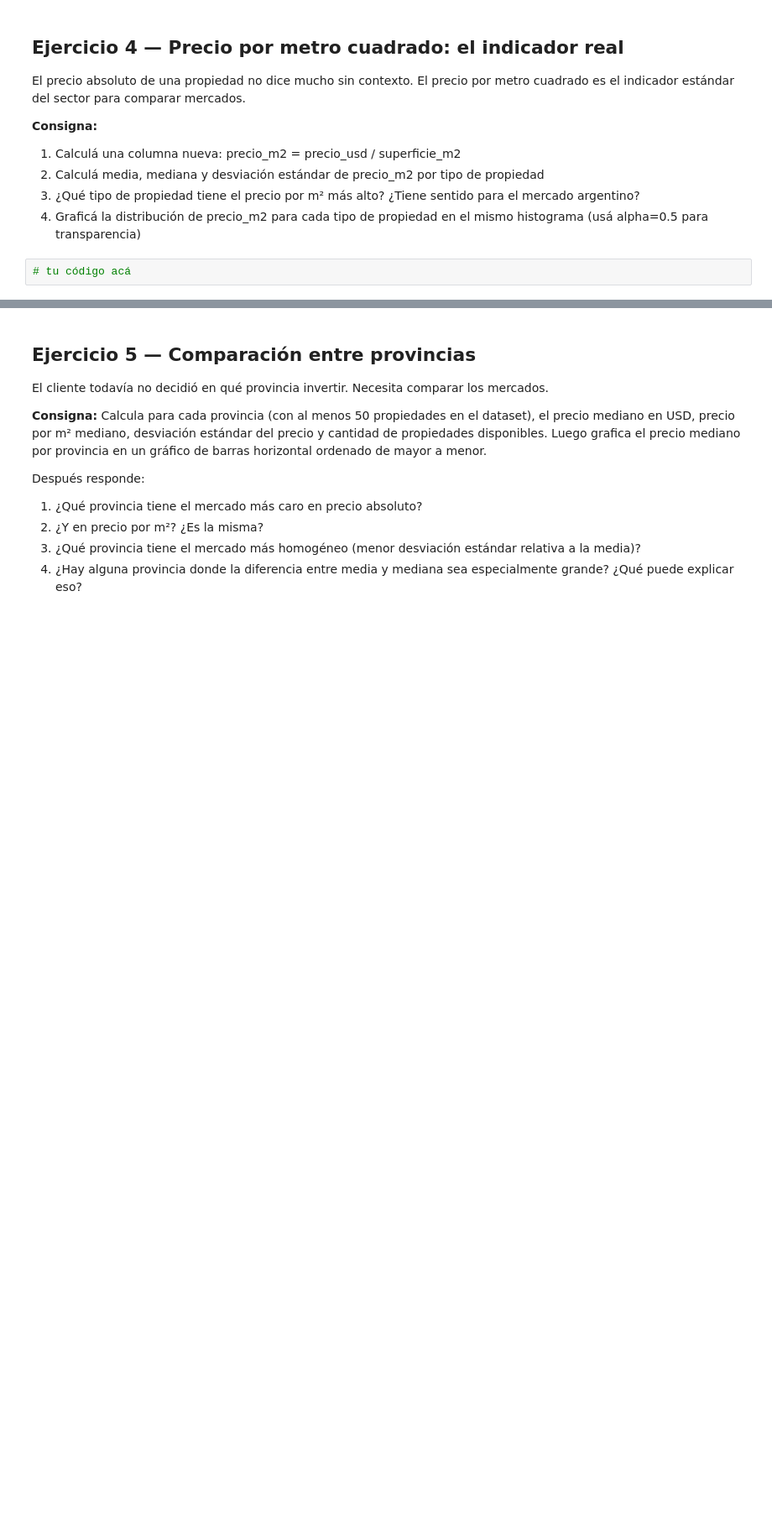
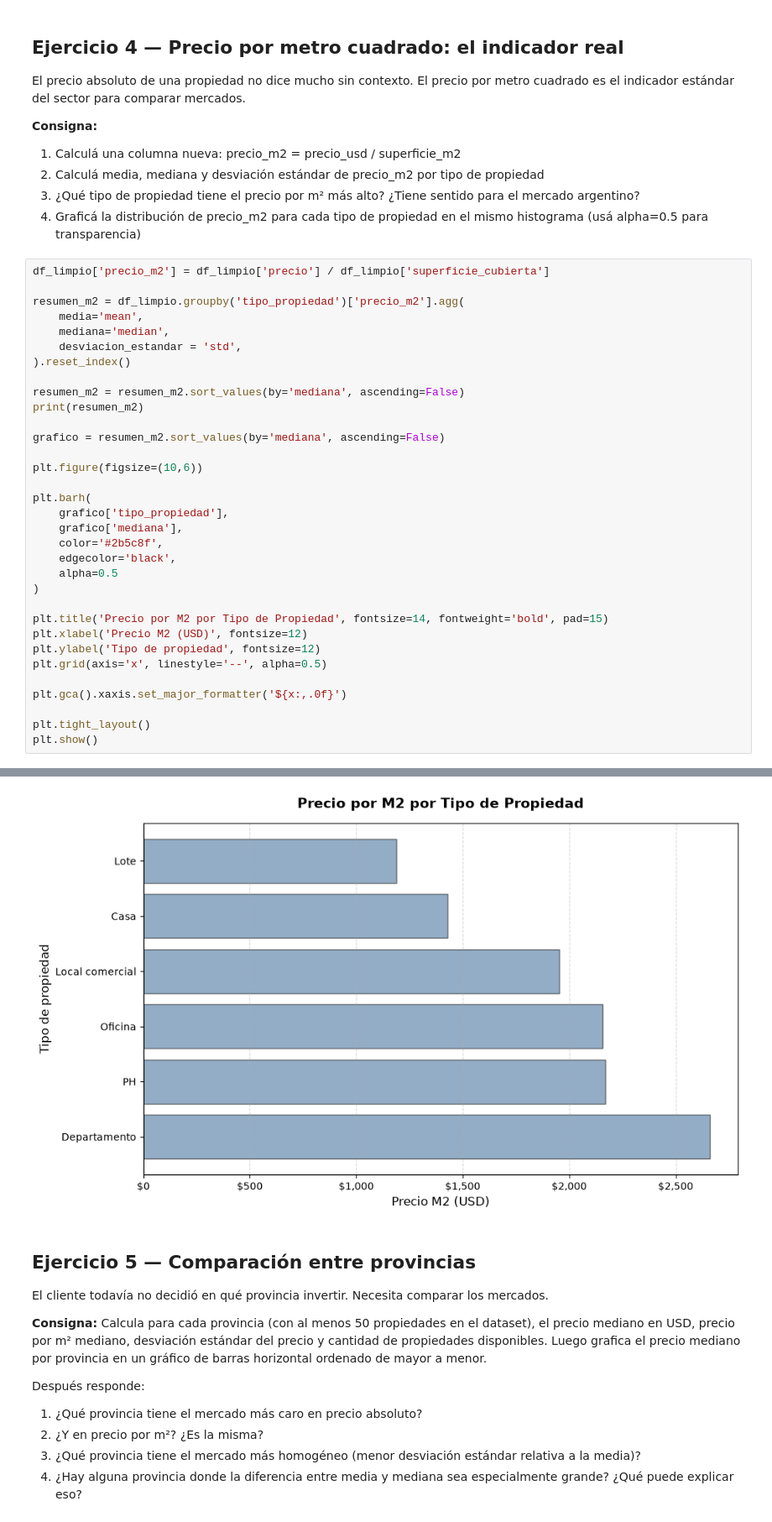
Before and after one commit to danischulday/data-analysis-course, a Jupyter notebook: modulo-3-transformacion/clase-11/practica/notebook.ipynb, the cells around one changed output, grey strips where cells are left out. Shown at 84% size. Drawn from its saved outputs; the diff is of its cells as text; blank space fills up the shorter version.

```diff
--- a/modulo-3-transformacion/clase-11/practica/notebook.ipynb
+++ b/modulo-3-transformacion/clase-11/practica/notebook.ipynb
@@ -144,5 +229,37 @@ El precio absoluto de una propiedad no dice mucho sin contexto. El precio por me
 2. Calculá media, mediana y desviación estándar de precio_m2 por tipo de propiedad
 3. ¿Qué tipo de propiedad tiene el precio por m² más alto? ¿Tiene sentido para el mercado argentino?
 4. Graficá la distribución de precio_m2 para cada tipo de propiedad en el mismo histograma (usá alpha=0.5 para transparencia)
-# %%
-# tu código acá
+# %%
+df_limpio['precio_m2'] = df_limpio['precio'] / df_limpio['superficie_cubierta']
+
+resumen_m2 = df_limpio.groupby('tipo_propiedad')['precio_m2'].agg(
+    media='mean',
+    mediana='median',
+    desviacion_estandar = 'std',
+).reset_index()
+
+resumen_m2 = resumen_m2.sort_values(by='mediana', ascending=False)
+print(resumen_m2)
+
+grafico = resumen_m2.sort_values(by='mediana', ascending=False)
+
+plt.figure(figsize=(10,6))
+
+plt.barh(
+    grafico['tipo_propiedad'],
+    grafico['mediana'],
+    color='#2b5c8f',
+    edgecolor='black',
+    alpha=0.5
+)
+
+plt.title('Precio por M2 por Tipo de Propiedad', fontsize=14, fontweight='bold', pad=15)
+plt.xlabel('Precio M2 (USD)', fontsize=12)
+plt.ylabel('Tipo de propiedad', fontsize=12)
+plt.grid(axis='x', linestyle='--', alpha=0.5)
+
+plt.gca().xaxis.set_major_formatter('${x:,.0f}')
+
+plt.tight_layout()
+plt.show()
+# %% [output]
@@ -149,3 +273,4 @@ El precio absoluto de una propiedad no dice mucho sin contexto. El precio por me
+[figure, added]
 # %% [markdown]
 ## Ejercicio 5 — Comparación entre provincias
 
```
Also changed, not shown: parts of 9 cells of this notebook.
